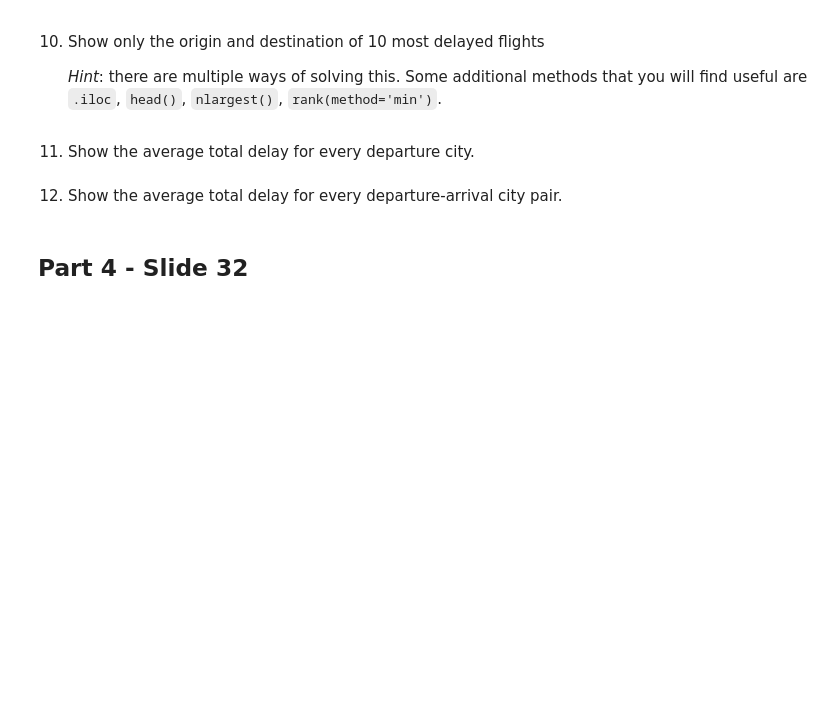
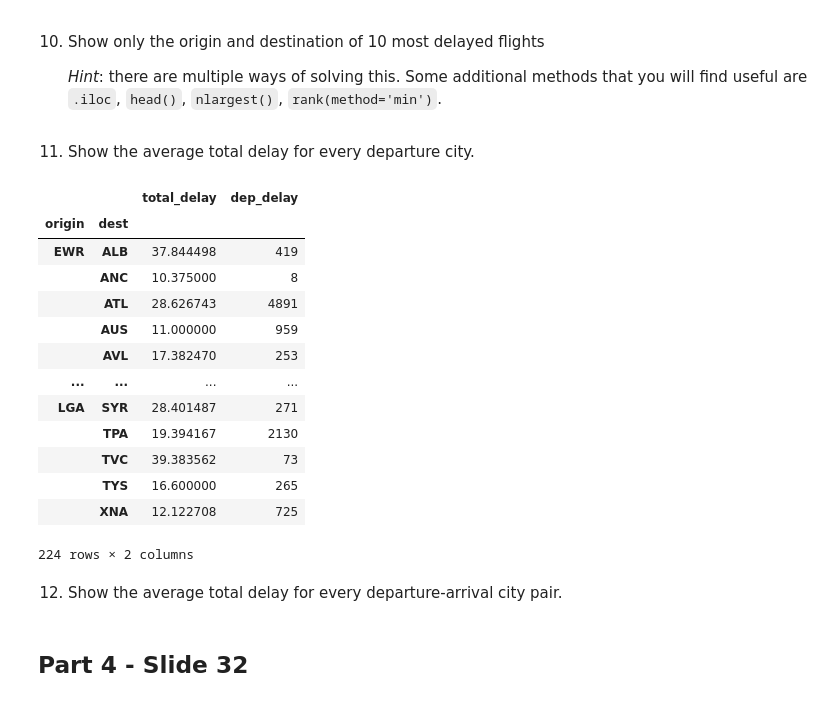
Before and after one commit to Avelez164/Data-Science-Big-Data, a Jupyter notebook: wrangling_pandas.ipynb, the cells around one changed output. Saved outputs shown, nothing was run; the diff lists cells and outputs as text; code cells hidden in the pictures; blank space fills up the shorter version.

```diff
--- a/wrangling_pandas.ipynb
+++ b/wrangling_pandas.ipynb
@@ -229,6 +290,9 @@ dtype: object
 Load the *nycflights13* dataset (will have to specify the **nycflights13** package) which contains flight arrival and departure data in a table called flights. Apply Pandas data wrangling methods to answer these questions. For each question, **give only the (one line) code**.
 
 1. List data only for flights that departed on February 12, 2013.
+# %%
+flights_dataset = sm.datasets.get_rdataset('flights', 'nycflights13')
+flights = flights_dataset.data
 # %% [markdown]
 2. List data only for flights that were delayed (both arrival and departure) by more than 2 hours.
 # %% [markdown]
@@ -251,6 +315,32 @@ Load the *nycflights13* dataset (will have to specify the **nycflights13** packa
     *Hint*: there are multiple ways of solving this. Some additional methods that you will find useful are `.iloc`, `head()`, `nlargest()`, `rank(method='min')`.
 # %% [markdown]
 11. Show the average total delay for every departure city.
+# %%
+(
+    flights
+    .assign(total_delay=(flights.dep_delay + flights.arr_delay))
+    .groupby(['origin', 'dest'])
+    #.total_delay
+    #.agg('mean')
+    .agg(dict(total_delay='mean', dep_delay='count'))
+    #.reset_index()
+
+)
+# %% [output]
+|  |  | total_delay | dep_delay |
+| origin | dest |  |  |
+| EWR | ALB | 37.844498 | 419 |
+|  | ANC | 10.375000 | 8 |
+|  | ATL | 28.626743 | 4891 |
+|  | AUS | 11.000000 | 959 |
+|  | AVL | 17.382470 | 253 |
+| ... | ... | ... | ... |
+| LGA | SYR | 28.401487 | 271 |
+|  | TPA | 19.394167 | 2130 |
+|  | TVC | 39.383562 | 73 |
+|  | TYS | 16.600000 | 265 |
+|  | XNA | 12.122708 | 725 |
+224 rows × 2 columns
 # %% [markdown]
 12. Show the average total delay for every departure-arrival city pair.
 # %% [markdown]
```
Also changed, not shown: parts of 11 cells of this notebook.
